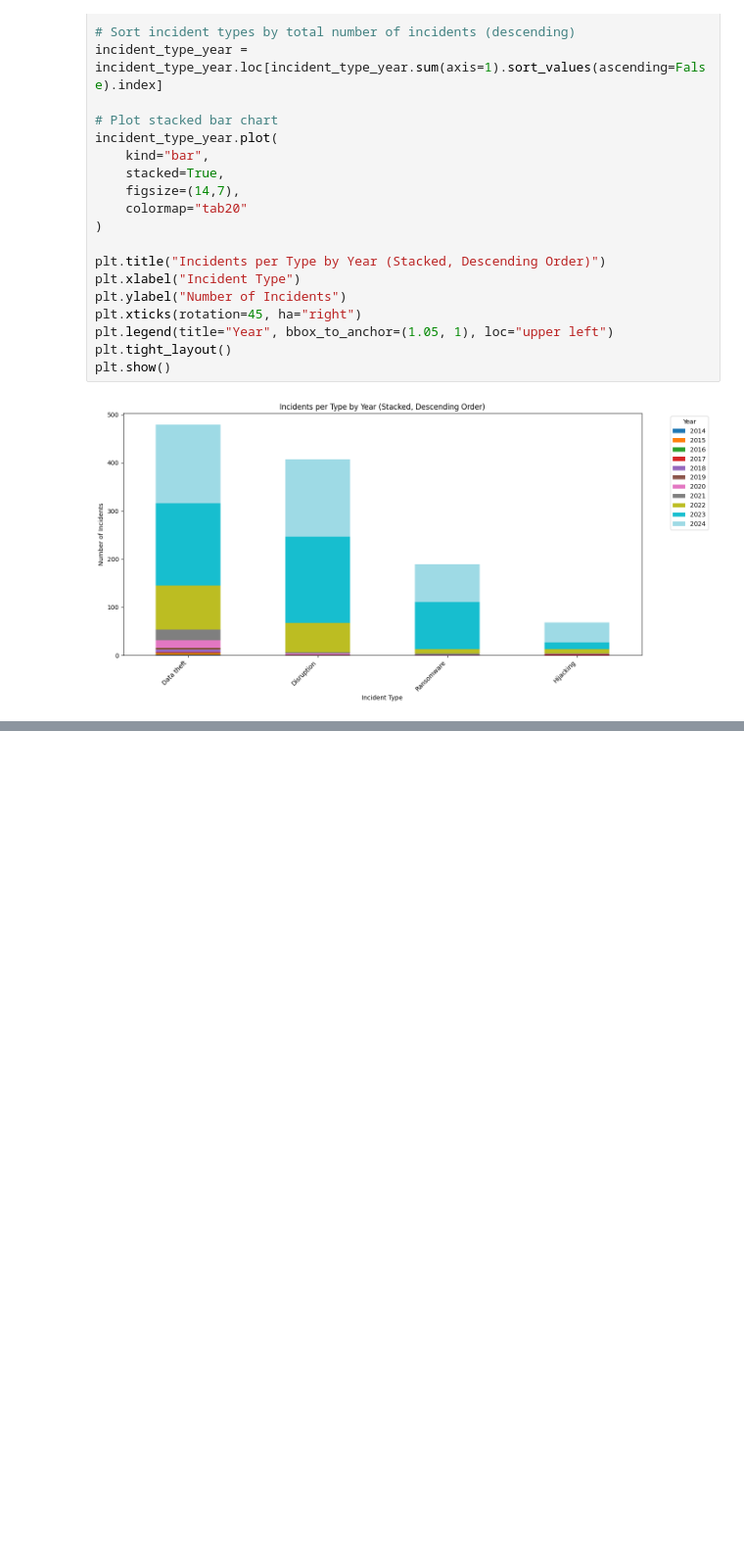
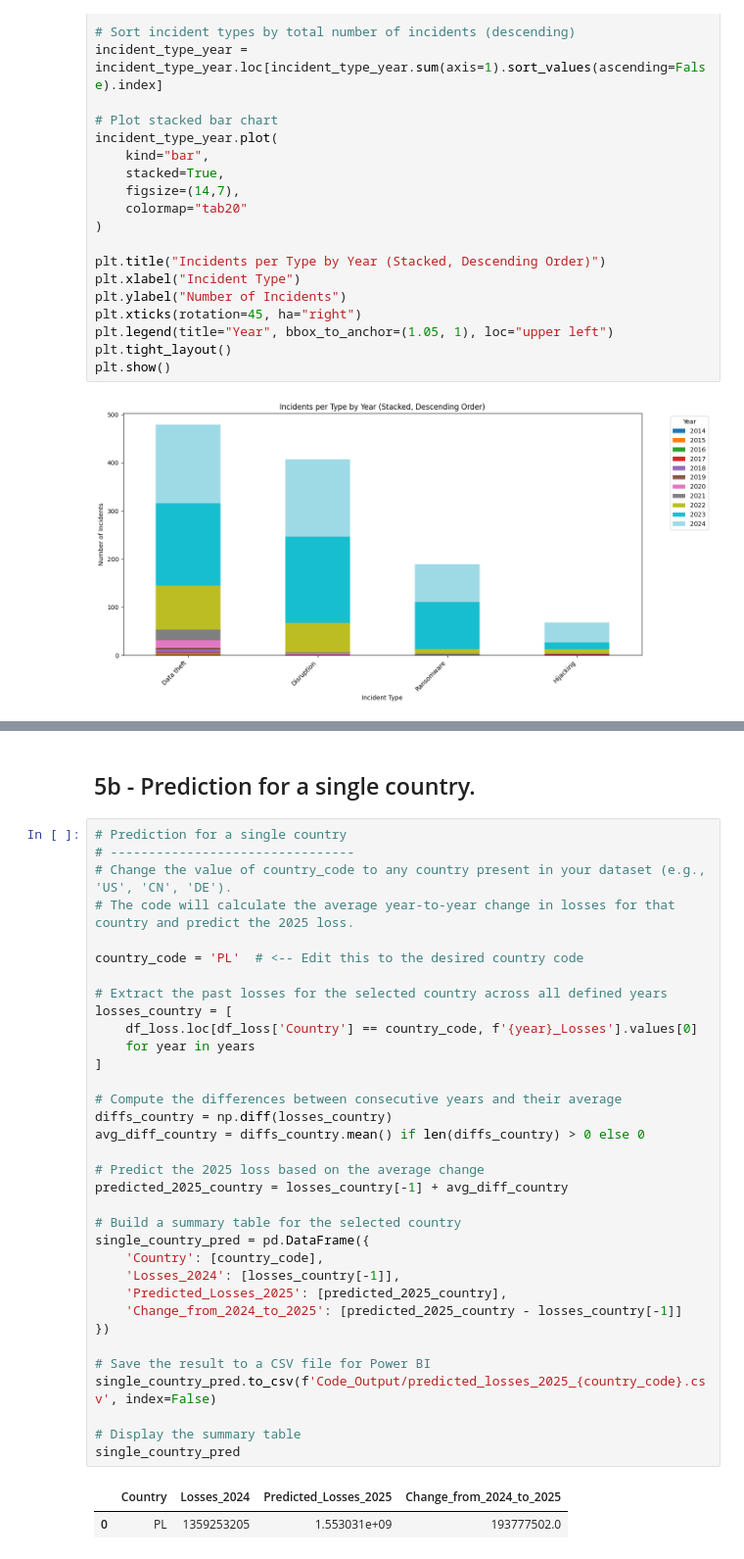
Before and after one commit to KozA777/cyber_project, a Jupyter notebook: Project.ipynb, the cells around one changed output, grey strips where cells are left out. Shown at 98% size. Cells and saved outputs as stored; diff of their text form; blank space fills up the shorter version.

```diff
--- a/Project.ipynb
+++ b/Project.ipynb
@@ -679,0 +609,39 @@ plt.plot(arr_com, arr_pop, 'o', color = 'r')
+# %% [markdown]
+## 5b - Prediction for a single country.
+# %%
+# Prediction for a single country
+# --------------------------------
+# Change the value of country_code to any country present in your dataset (e.g., 'US', 'CN', 'DE').
+# The code will calculate the average year‑to‑year change in losses for that country and predict the 2025 loss.
+
+country_code = 'PL'  # <-- Edit this to the desired country code
+
+# Extract the past losses for the selected country across all defined years
+losses_country = [
+    df_loss.loc[df_loss['Country'] == country_code, f'{year}_Losses'].values[0]
+    for year in years
+]
+
+# Compute the differences between consecutive years and their average
+diffs_country = np.diff(losses_country)
+avg_diff_country = diffs_country.mean() if len(diffs_country) > 0 else 0
+
+# Predict the 2025 loss based on the average change
+predicted_2025_country = losses_country[-1] + avg_diff_country
+
+# Build a summary table for the selected country
+single_country_pred = pd.DataFrame({
+    'Country': [country_code],
+    'Losses_2024': [losses_country[-1]],
+    'Predicted_Losses_2025': [predicted_2025_country],
+    'Change_from_2024_to_2025': [predicted_2025_country - losses_country[-1]]
+})
+
+# Save the result to a CSV file for Power BI
+single_country_pred.to_csv(f'Code_Output/predicted_losses_2025_{country_code}.csv', index=False)
+
+# Display the summary table
+single_country_pred
+# %% [output]
+|  | Country | Losses_2024 | Predicted_Losses_2025 | Change_from_2024_to_2025 |
+| 0 | PL | 1359253205 | 1.553031e+09 | 193777502.0 |
```
Also changed, not shown: parts of 72 cells of this notebook.
